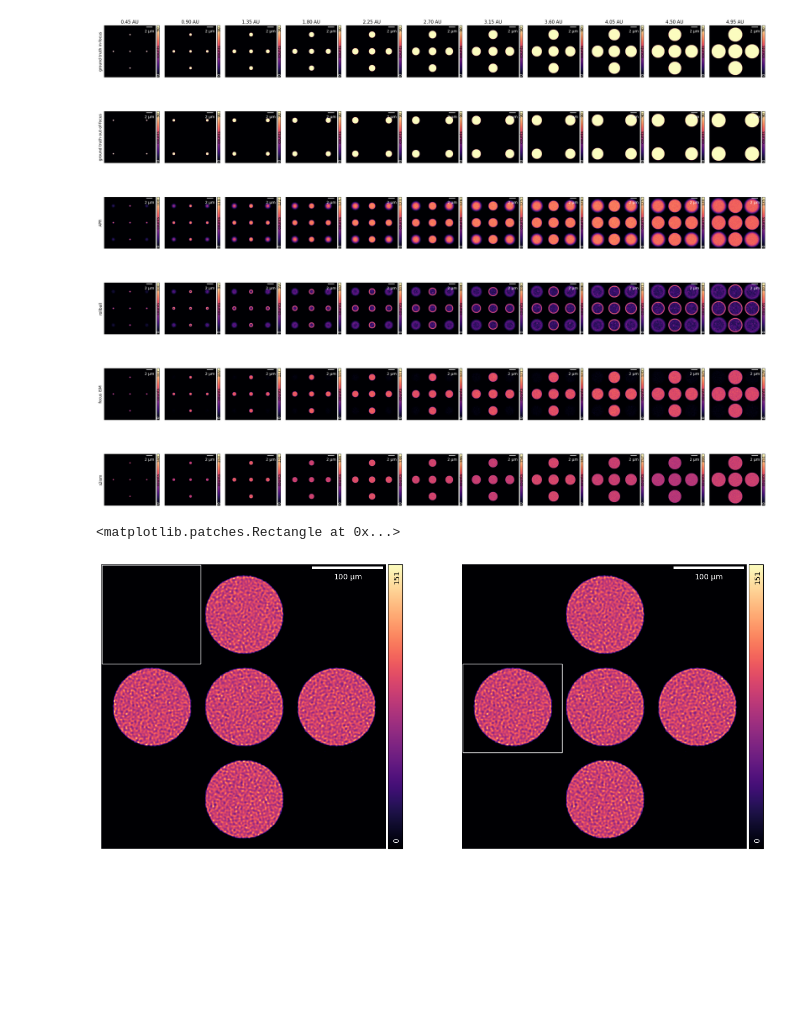
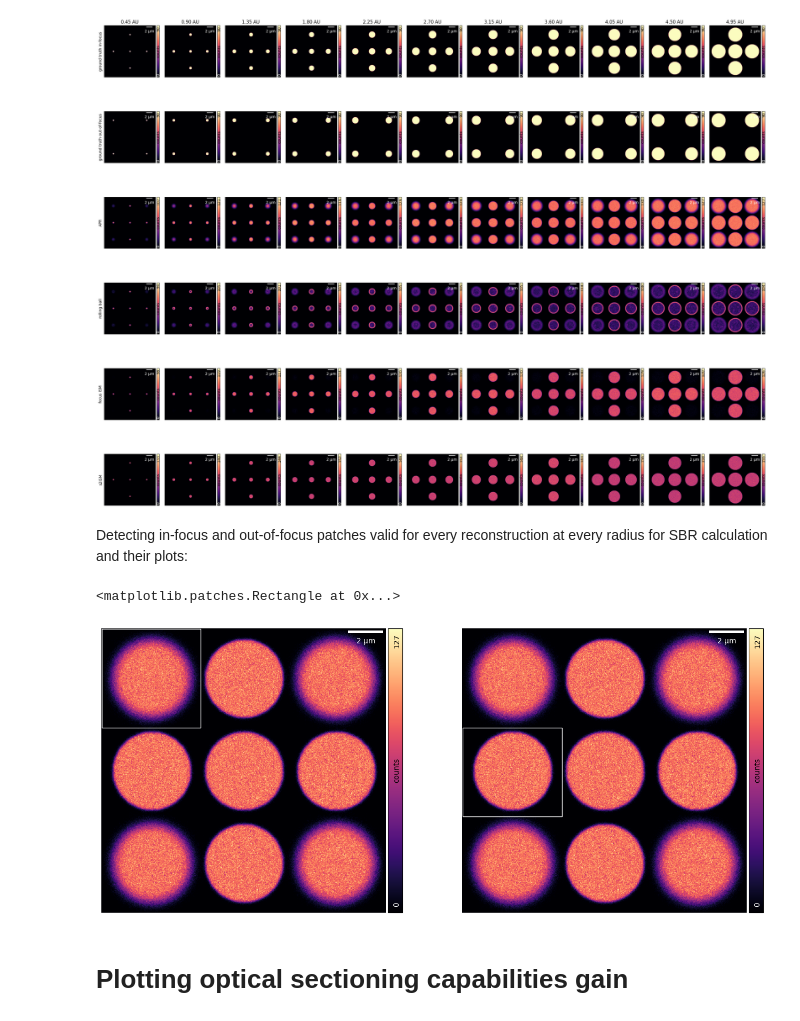
Before and after one commit to VicidominiLab/s2ISM, a Jupyter notebook: examples/Reconstruction_objects_increasing_radius.ipynb, the cells around one changed output. Saved outputs shown, nothing was run; the diff lists cells and outputs as text; code cells hidden in the pictures; blank space fills up the shorter version.

```diff
--- a/examples/Reconstruction_objects_increasing_radius.ipynb
+++ b/examples/Reconstruction_objects_increasing_radius.ipynb
@@ -251,26 +258,28 @@ for n in range(len(radius)):
 fig.tight_layout()
 # %% [output]
 [figure]
+# %% [markdown]
+Detecting in-focus and out-of-focus patches valid for every reconstruction at every radius for SBR calculation and their plots:
 # %%
-# Detecting in-focus and out-of-focus patches valid for every reconstruction at every radius for SBR calculation
-
 fig, ax = plt.subplots(1,2, sharex = 'row', sharey = 'row', figsize = (16,10))
-gra.ShowImg(rec[inv_iter,:,idx_focus][-1], 1, fig = fig, ax = ax[0], cmap='magma')
+gra.ShowImg(data_apr.sum(-1)[-1], grid.pxsizex*1e-3, fig = fig, ax = ax[0], clabel ='counts', cmap='magma')
 rect_oof = patches.Rectangle((0, 0), 140, 140, linewidth=1, edgecolor='w', facecolor='none')
 ax[0].add_patch(rect_oof)
 
-gra.ShowImg(rec[inv_iter,:,idx_focus][-1], 1, fig = fig, ax = ax[1], cmap='magma')
+gra.ShowImg(data_apr.sum(-1)[-1], grid.pxsizex*1e-3, fig = fig, ax = ax[1], clabel ='counts', cmap='magma')
 rect_focus = patches.Rectangle((0, 140), 140, 265-140, linewidth=1, edgecolor='w', facecolor='none')
 ax[1].add_patch(rect_focus)
 # %% [output]
 <matplotlib.patches.Rectangle at 0x...>
-[figure, old version]
+[figure, new version]
 # %%
 list_results_bkg =[data_apr.sum(-1)[:,:140,:140], rec_roll_ball[:,:140,:140], rec_fism[:,:140,:140] , rec[inv_iter,:,idx_focus][:,:140,:140]]
 
 list_results_focus =[data_apr.sum(-1)[:,:140,140:265], rec_roll_ball[:,:140,140:265], rec_fism[:,:140,140:265] , rec[inv_iter,:,idx_focus][:,:140,140:265]]
 
 opt_sect_ratio = np.empty((len(radius),len(list_results_bkg)))
+# %% [markdown]
+# Plotting optical sectioning capabilities gain
 # %%
 sbr = np.empty((len(radius),len(list_results_bkg)))
 
```
Also changed, not shown: parts of 17 cells of this notebook.
